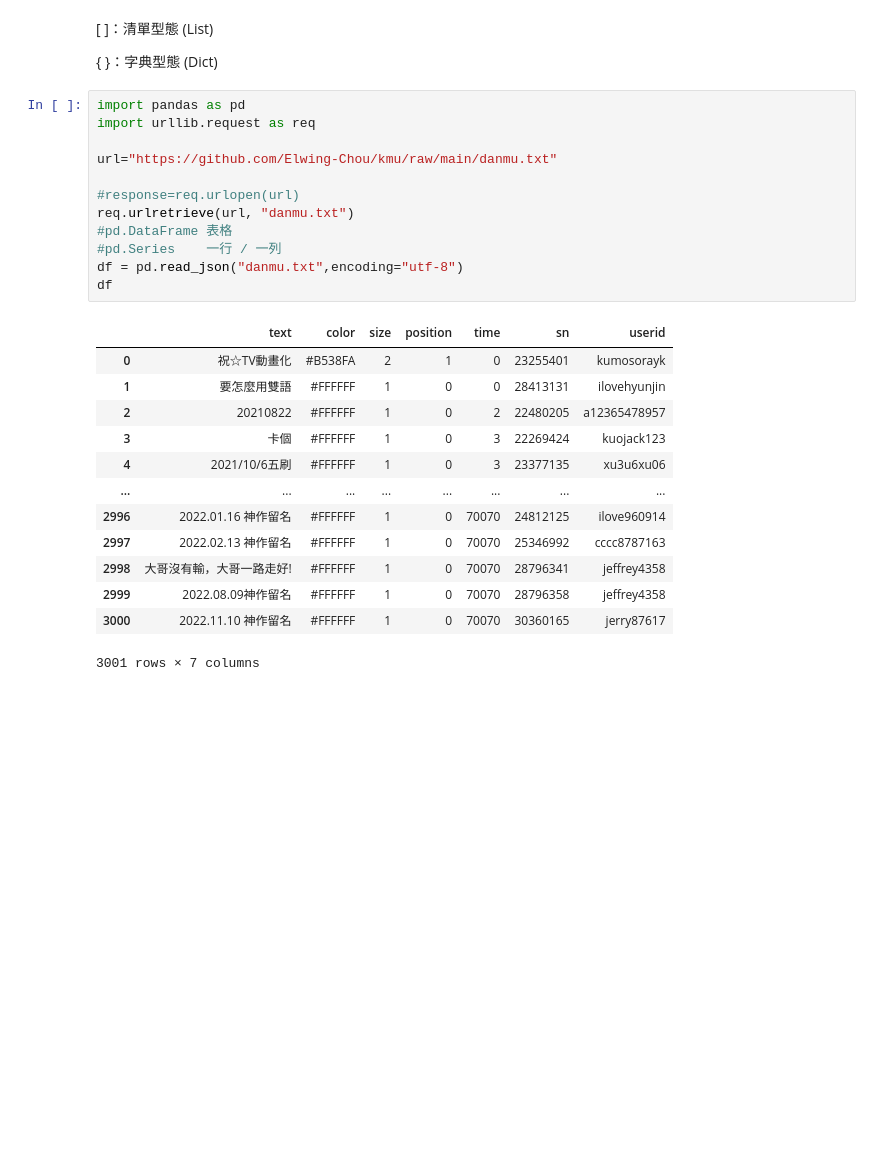
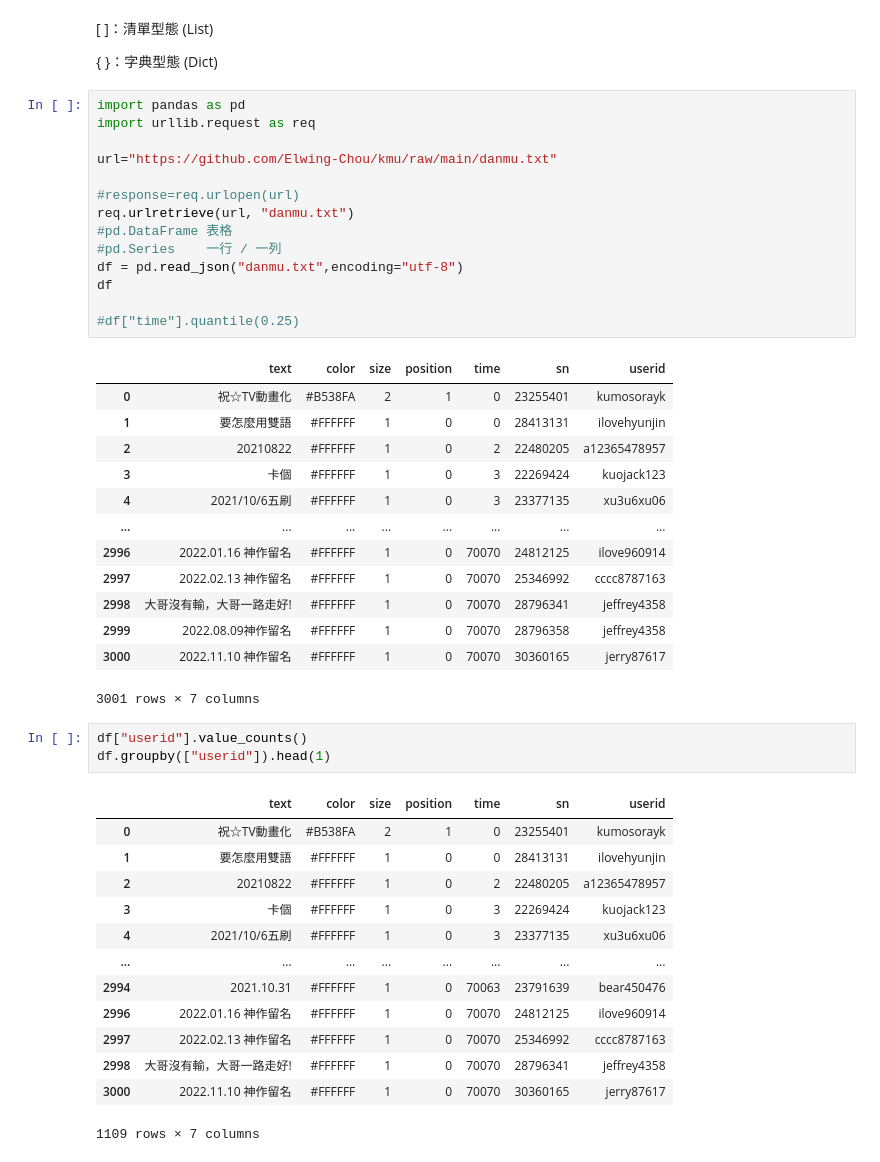
Before and after one commit to cubshuang/PythonPractice, a Jupyter notebook: 1120326.ipynb, the cells around one changed output. Drawn from its saved outputs; the diff is of its cells as text; blank space fills up the shorter version.

```diff
--- a/1120326.ipynb
+++ b/1120326.ipynb
@@ -20,6 +20,8 @@ req.urlretrieve(url, "danmu.txt")
 #pd.Series    一行 / 一列
 df = pd.read_json("danmu.txt",encoding="utf-8")
 df
+
+#df["time"].quantile(0.25)
 # %% [output]
 |  | text | color | size | position | time | sn | userid |
 | 0 | 祝☆TV動畫化 | #B538FA | 2 | 1 | 0 | 23255401 | kumosorayk |
@@ -34,3 +36,20 @@ df
 | 2999 | 2022.08.09神作留名 | #FFFFFF | 1 | 0 | 70070 | 28796358 | jeffrey4358 |
 | 3000 | 2022.11.10 神作留名 | #FFFFFF | 1 | 0 | 70070 | 30360165 | jerry87617 |
 3001 rows × 7 columns
+# %%
+df["userid"].value_counts()
+df.groupby(["userid"]).head(1)
+# %% [output]
+|  | text | color | size | position | time | sn | userid |
+| 0 | 祝☆TV動畫化 | #B538FA | 2 | 1 | 0 | 23255401 | kumosorayk |
+| 1 | 要怎麼用雙語 | #FFFFFF | 1 | 0 | 0 | 28413131 | ilovehyunjin |
+| 2 | 20210822 | #FFFFFF | 1 | 0 | 2 | 22480205 | a12365478957 |
+| 3 | 卡個 | #FFFFFF | 1 | 0 | 3 | 22269424 | kuojack123 |
+| 4 | 2021/10/6五刷 | #FFFFFF | 1 | 0 | 3 | 23377135 | xu3u6xu06 |
+| ... | ... | ... | ... | ... | ... | ... | ... |
+| 2994 | 2021.10.31 | #FFFFFF | 1 | 0 | 70063 | 23791639 | bear450476 |
+| 2996 | 2022.01.16 神作留名 | #FFFFFF | 1 | 0 | 70070 | 24812125 | ilove960914 |
+| 2997 | 2022.02.13 神作留名 | #FFFFFF | 1 | 0 | 70070 | 25346992 | cccc8787163 |
+| 2998 | 大哥沒有輸，大哥一路走好! | #FFFFFF | 1 | 0 | 70070 | 28796341 | jeffrey4358 |
+| 3000 | 2022.11.10 神作留名 | #FFFFFF | 1 | 0 | 70070 | 30360165 | jerry87617 |
+1109 rows × 7 columns
```
Also changed, not shown: parts of 9 cells of this notebook.
